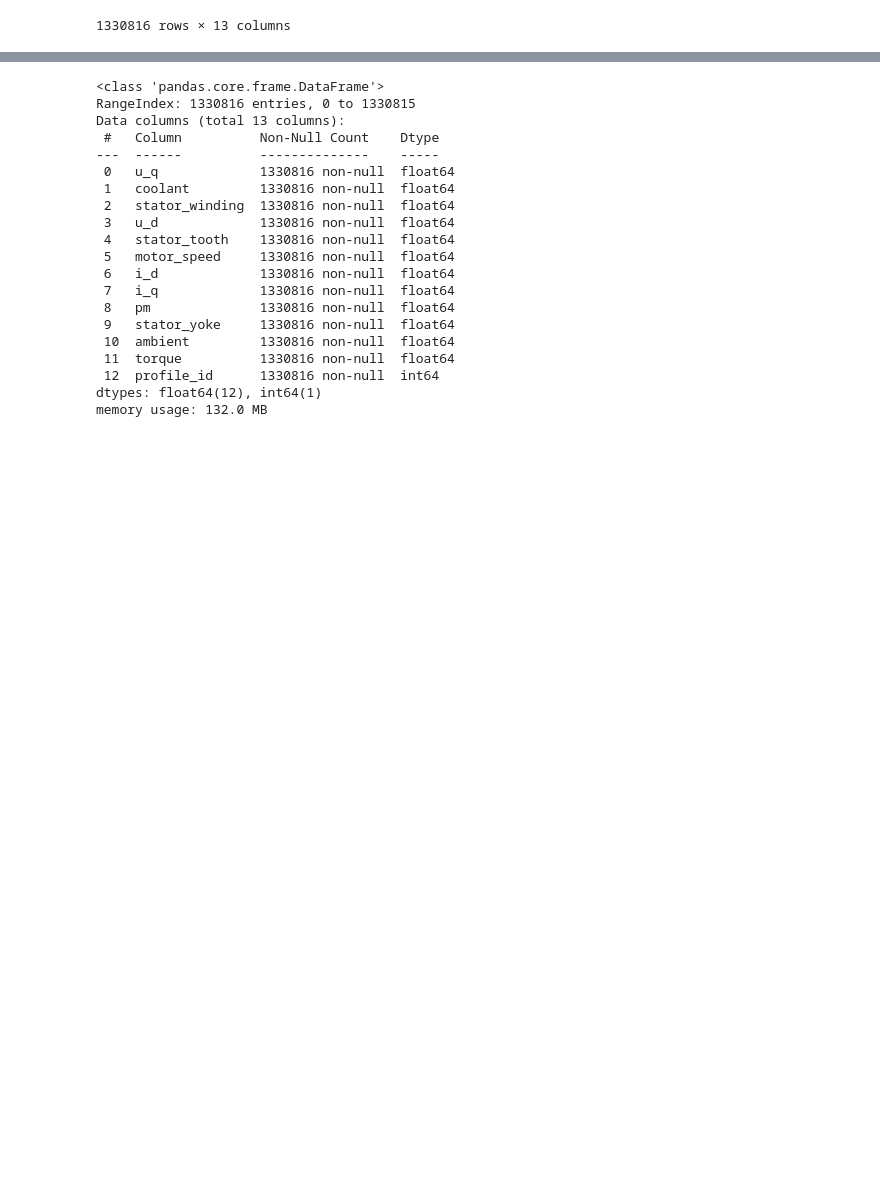
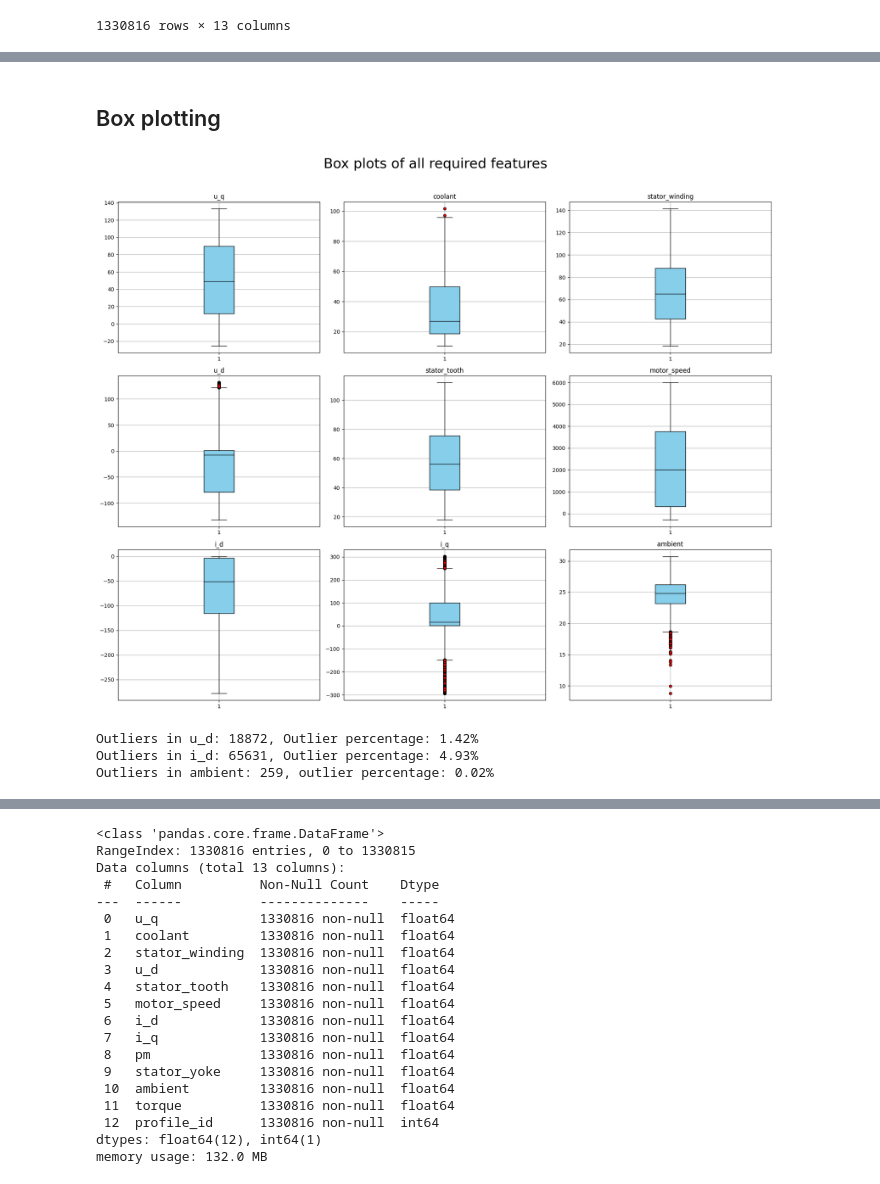
Before and after one commit to Jayeshpra/Electric-Motor-Temperature-Prediction, a Jupyter notebook: Data Collection and Analysis/Data_analysis.ipynb, the cells around one changed output, grey strips where cells are left out. Drawn from its saved outputs; the diff is of its cells as text; code cells hidden in the pictures; blank space fills up the shorter version.

```diff
--- a/Data Collection and Analysis/Data_analysis.ipynb
+++ b/Data Collection and Analysis/Data_analysis.ipynb
@@ -48,0 +77,23 @@ Dataframe
+# %% [markdown]
+## Box plotting
+# %%
+features_box_plot = ['u_q', 'coolant', 'stator_winding', 'u_d', 'stator_tooth', 'motor_speed', 'i_d', 'i_q', 'ambient']
+
+fig, axes = plt.subplots(nrows=3, ncols=3, figsize=(18, 15))
+plt.suptitle('Box plots of all required features', fontsize=26)
+
+for i, feature in enumerate(features_box_plot):
+    axes[i // 3, i % 3].boxplot(Dataframe[feature],
+                                patch_artist=True,
+                                boxprops=dict(facecolor='skyblue', color='black'),
+                                capprops=dict(color='black'),
+                                whiskerprops=dict(color='black'),
+                                flierprops=dict(markerfacecolor='red', marker='o', markersize=5),
+                                medianprops=dict(color='black'))
+    axes[i // 3, i % 3].set_title(feature)
+    axes[i // 3, i % 3].grid(True)
+
+plt.tight_layout(rect=[0, 0, 1, 0.96])
+plt.show()
+# %% [output]
+[figure, added]
@@ -48,0 +109,8 @@ Dataframe
+# %%
+print(f"Outliers in u_d: {count_outliers(Dataframe, 'u_d')}, Outlier percentage: {(count_outliers(Dataframe, 'u_d') / Dataframe['u_d'].value_counts().sum()) * 100:.2f}%")
+print(f"Outliers in i_d: {count_outliers(Dataframe, 'i_q')}, Outlier percentage: {(count_outliers(Dataframe, 'i_q') / Dataframe['i_q'].value_counts().sum()) * 100:.2f}%")
+print(f"Outliers in ambient: {count_outliers(Dataframe, 'ambient')}, outlier percentage: {(count_outliers(Dataframe, 'ambient') / Dataframe['ambient'].value_counts().sum()) * 100:.2f}%")
+# %% [output]
+Outliers in u_d: 18872, Outlier percentage: 1.42%
+Outliers in i_d: 65631, Outlier percentage: 4.93%
+Outliers in ambient: 259, outlier percentage: 0.02%
```
Also changed, not shown: parts of 16 cells of this notebook.
